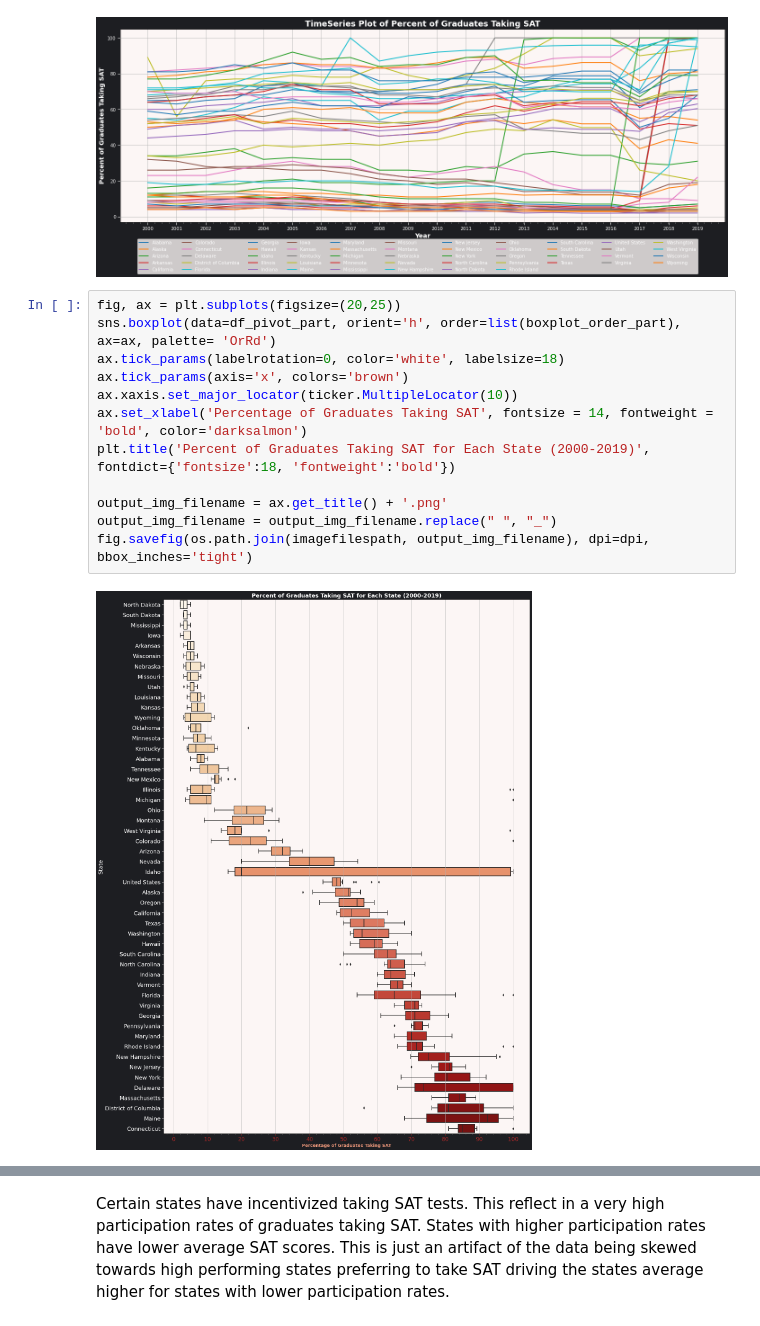
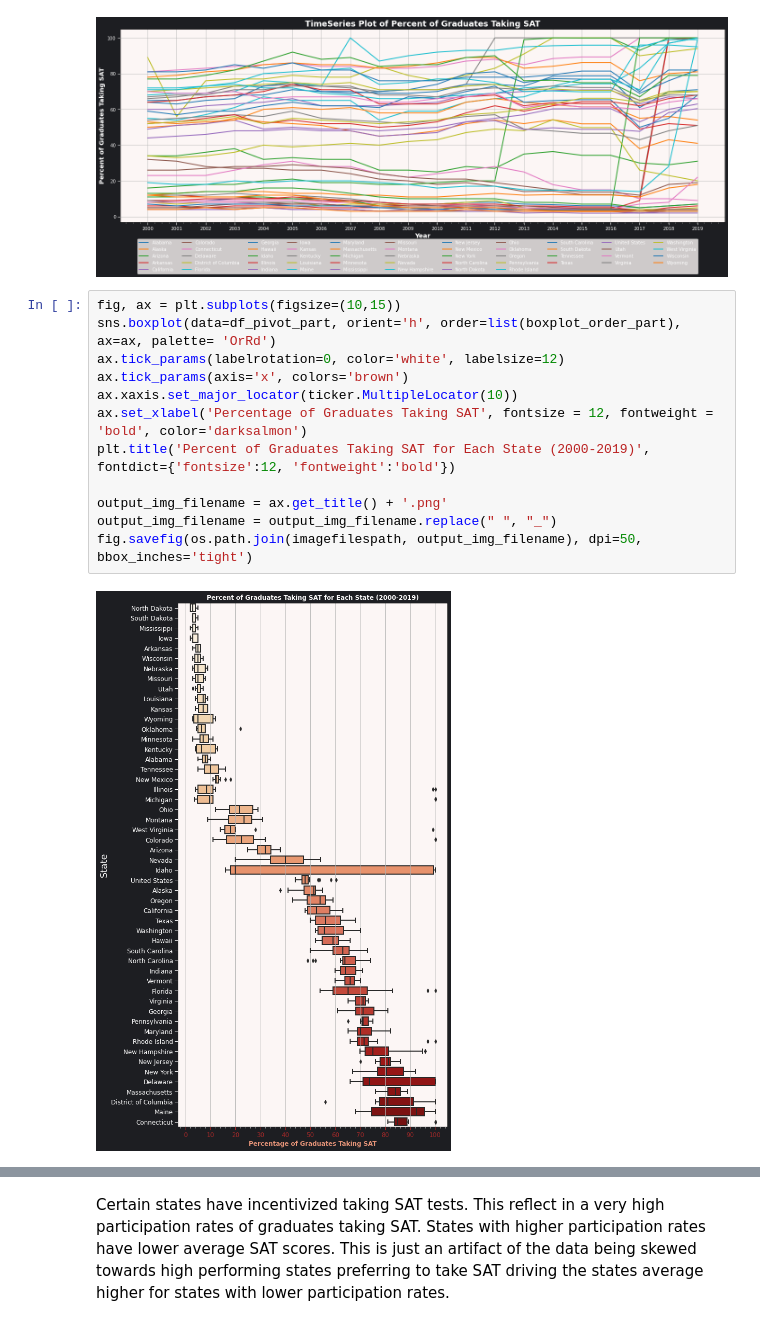
Before and after one commit to ganeshmorye/performance_analysis_SAT_scores_by_state_20years, a Jupyter notebook: code/sat_analysis_2000-2019.ipynb, the cells around one changed output, grey strips where cells are left out. Saved outputs shown, nothing was run; the diff lists cells and outputs as text.

Commit message:
updated saved plots

```diff
--- a/code/sat_analysis_2000-2019.ipynb
+++ b/code/sat_analysis_2000-2019.ipynb
@@ -301,19 +301,19 @@ fig.savefig(os.path.join(imagefilespath, output_img_filename), dpi=200, bbox_inc
 # %% [output]
 [figure]
 # %%
-fig, ax = plt.subplots(figsize=(20,25))
+fig, ax = plt.subplots(figsize=(10,15))
 sns.boxplot(data=df_pivot_part, orient='h', order=list(boxplot_order_part), ax=ax, palette= 'OrRd')
-ax.tick_params(labelrotation=0, color='white', labelsize=18)
+ax.tick_params(labelrotation=0, color='white', labelsize=12)
 ax.tick_params(axis='x', colors='brown')
 ax.xaxis.set_major_locator(ticker.MultipleLocator(10))
-ax.set_xlabel('Percentage of Graduates Taking SAT', fontsize = 14, fontweight = 'bold', color='darksalmon')
-plt.title('Percent of Graduates Taking SAT for Each State (2000-2019)', fontdict={'fontsize':18, 'fontweight':'bold'})
+ax.set_xlabel('Percentage of Graduates Taking SAT', fontsize = 12, fontweight = 'bold', color='darksalmon')
+plt.title('Percent of Graduates Taking SAT for Each State (2000-2019)', fontdict={'fontsize':12, 'fontweight':'bold'})
 
 output_img_filename = ax.get_title() + '.png'
 output_img_filename = output_img_filename.replace(" ", "_")
-fig.savefig(os.path.join(imagefilespath, output_img_filename), dpi=dpi, bbox_inches='tight')
+fig.savefig(os.path.join(imagefilespath, output_img_filename), dpi=50, bbox_inches='tight')
 # %% [output]
-[figure, old version]
+[figure, new version]
 # %%
 
 fig, ax = plt.subplots(figsize=(10,15))
```
Also changed, not shown: parts of 3 cells of this notebook, 4 other files.
